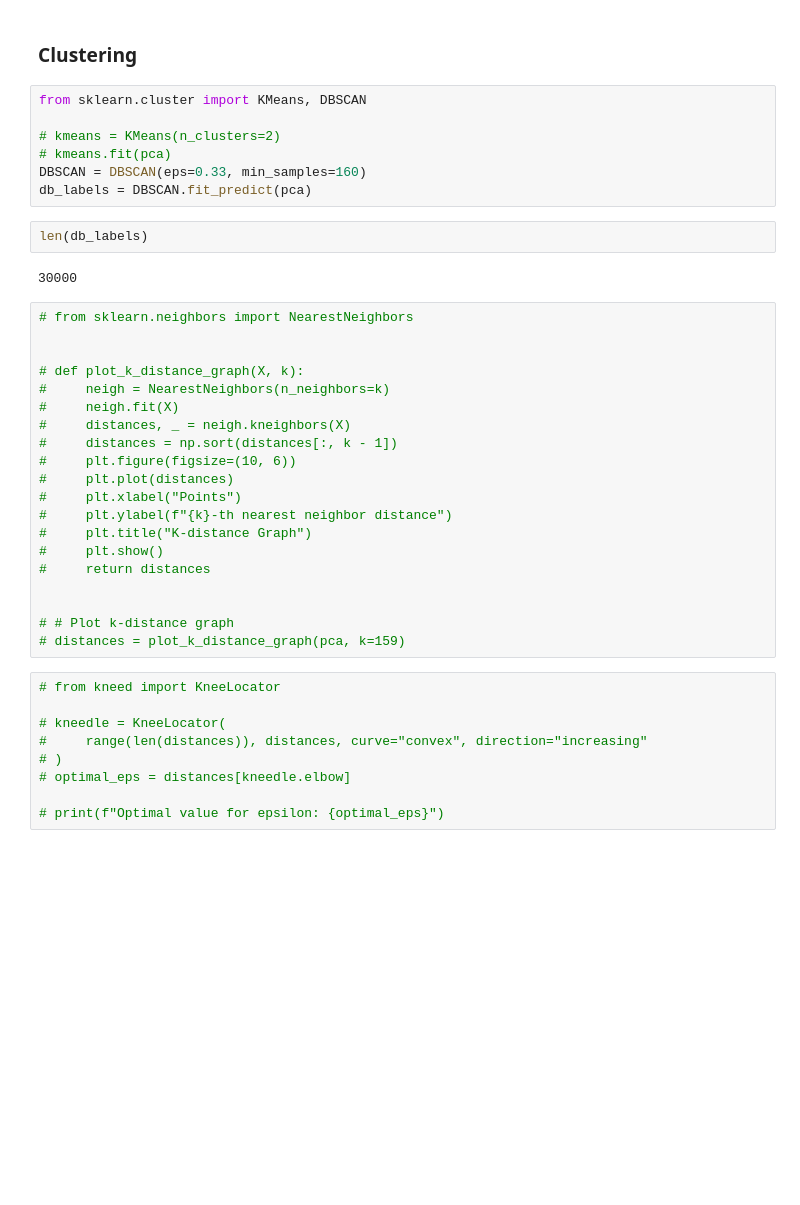
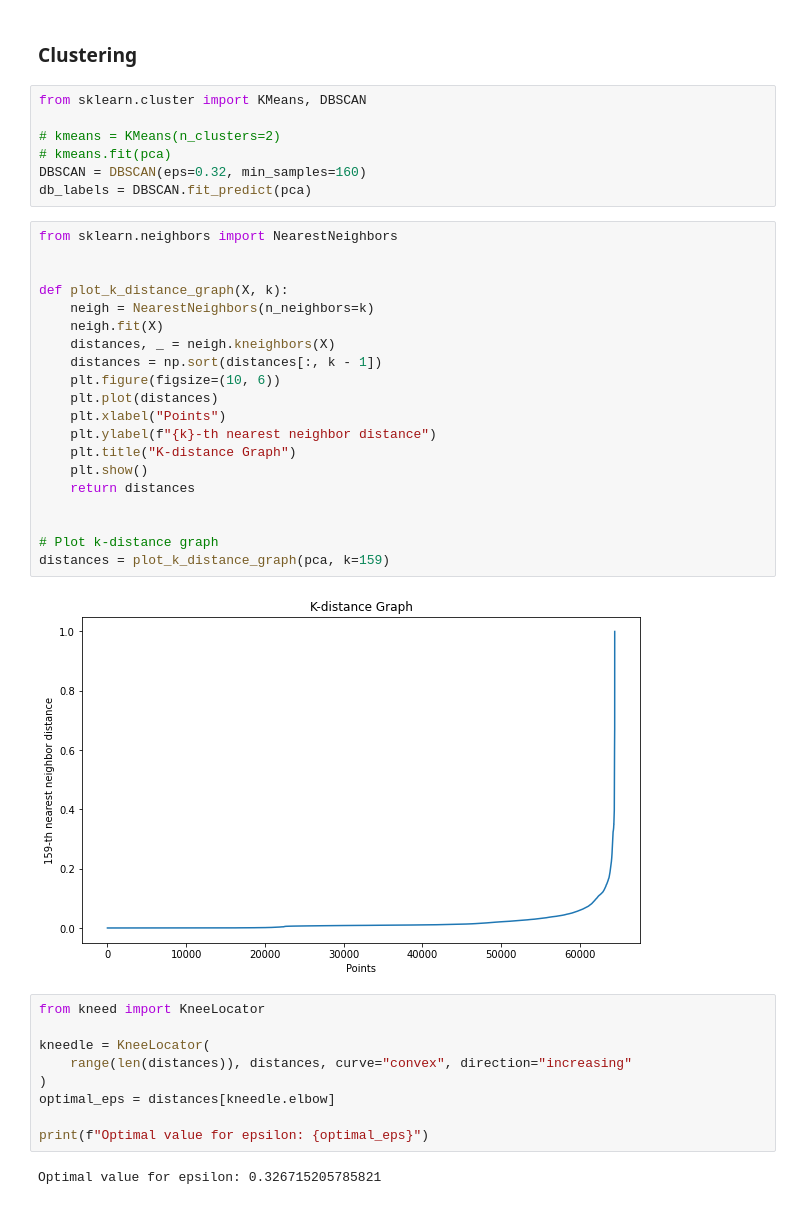
Before and after one commit to arina-sbz/games-cluster-analysis, a Jupyter notebook: games_analysis.ipynb, the cells around one changed output. Drawn from its saved outputs; the diff is of its cells as text; blank space fills up the shorter version.

```diff
--- a/games_analysis.ipynb
+++ b/games_analysis.ipynb
@@ -850,41 +897,41 @@ from sklearn.cluster import KMeans, DBSCAN
 
 # kmeans = KMeans(n_clusters=2)
 # kmeans.fit(pca)
-DBSCAN = DBSCAN(eps=0.33, min_samples=160)
+DBSCAN = DBSCAN(eps=0.32, min_samples=160)
 db_labels = DBSCAN.fit_predict(pca)
-# %%
-len(db_labels)
-# %% [output]
-30000
 # %%
-# from sklearn.neighbors import NearestNeighbors
+from sklearn.neighbors import NearestNeighbors
 
 
-# def plot_k_distance_graph(X, k):
-#     neigh = NearestNeighbors(n_neighbors=k)
-#     neigh.fit(X)
-#     distances, _ = neigh.kneighbors(X)
-#     distances = np.sort(distances[:, k - 1])
-#     plt.figure(figsize=(10, 6))
-#     plt.plot(distances)
-#     plt.xlabel("Points")
-#     plt.ylabel(f"{k}-th nearest neighbor distance")
-#     plt.title("K-distance Graph")
-#     plt.show()
-#     return distances
+def plot_k_distance_graph(X, k):
+    neigh = NearestNeighbors(n_neighbors=k)
+    neigh.fit(X)
+    distances, _ = neigh.kneighbors(X)
+    distances = np.sort(distances[:, k - 1])
+    plt.figure(figsize=(10, 6))
+    plt.plot(distances)
+    plt.xlabel("Points")
+    plt.ylabel(f"{k}-th nearest neighbor distance")
+    plt.title("K-distance Graph")
+    plt.show()
+    return distances
 
 
-# # Plot k-distance graph
-# distances = plot_k_distance_graph(pca, k=159)
+# Plot k-distance graph
+distances = plot_k_distance_graph(pca, k=159)
+# %% [output]
+[figure, added]
 # %%
-# from kneed import KneeLocator
+from kneed import KneeLocator
 
-# kneedle = KneeLocator(
-#     range(len(distances)), distances, curve="convex", direction="increasing"
-# )
-# optimal_eps = distances[kneedle.elbow]
+kneedle = KneeLocator(
+    range(len(distances)), distances, curve="convex", direction="increasing"
+)
+optimal_eps = distances[kneedle.elbow]
 
-# print(f"Optimal value for epsilon: {optimal_eps}")
+print(f"Optimal value for epsilon: {optimal_eps}")
+# %% [output]
+Optimal value for epsilon: 0.326715205785821
 # %%
 from mpl_toolkits.mplot3d import Axes3D
 
```
Also changed, not shown: parts of 67 cells of this notebook, 1 other file.
